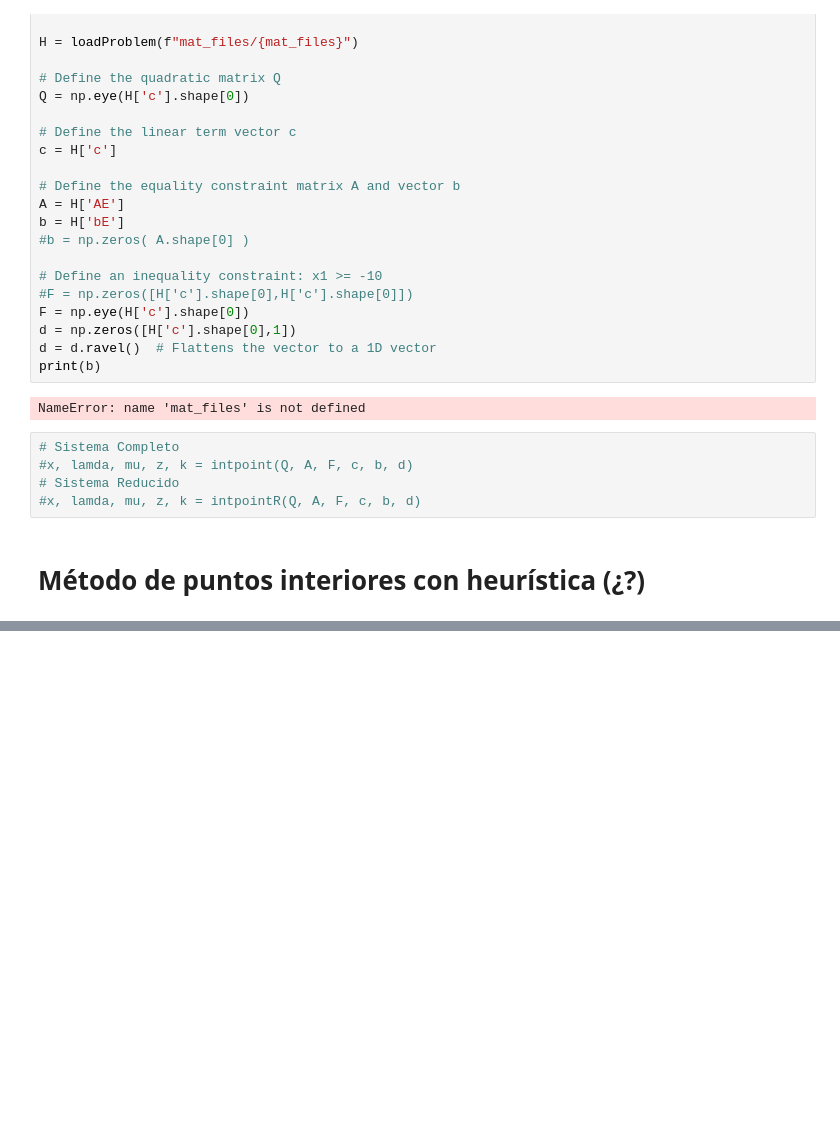
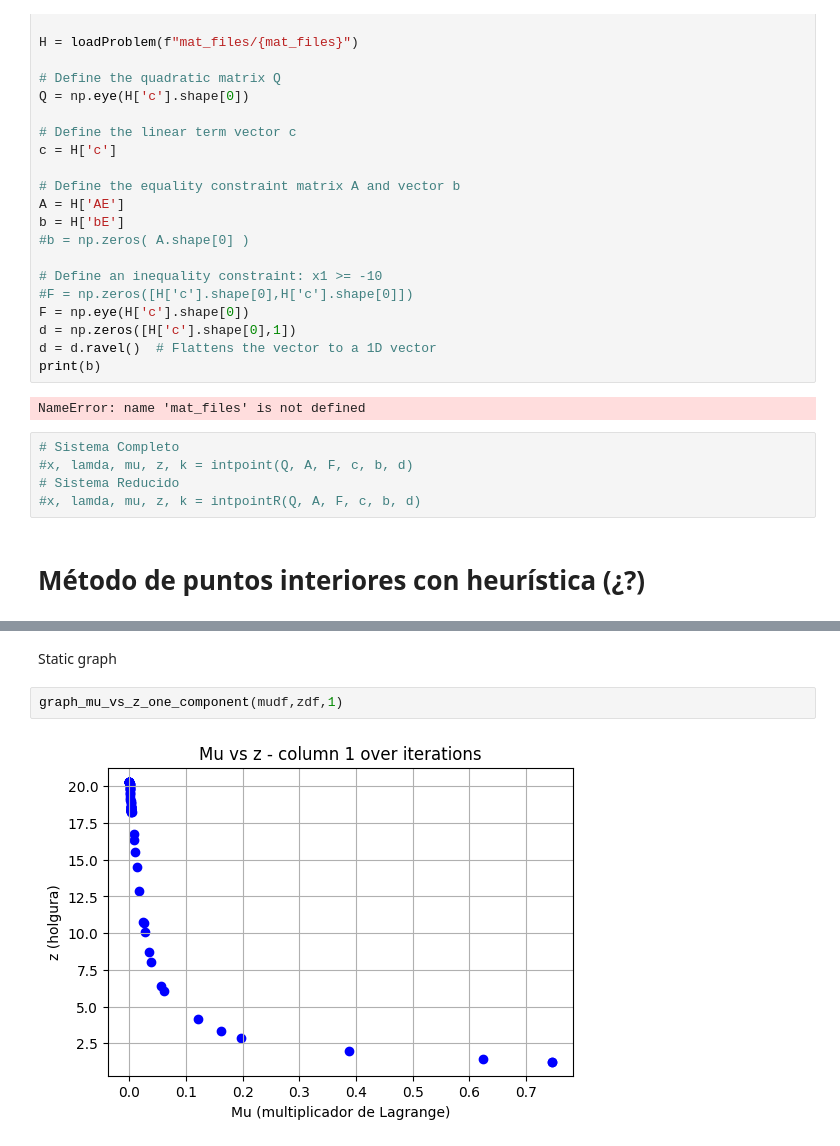
Before and after one commit to fattyfibonacci/thesis_int_point, a Jupyter notebook: intpoint_probs_not_reduced.ipynb, the cells around one changed output, grey strips where cells are left out. Saved outputs shown, nothing was run; the diff lists cells and outputs as text; blank space fills up the shorter version.

Commit message:
graphs for mu and z

```diff
--- a/intpoint_probs_not_reduced.ipynb
+++ b/intpoint_probs_not_reduced.ipynb
@@ -860,0 +632,6 @@ Reduced system not triggered — skipping experiment.
+# %% [markdown]
+Static graph
+# %%
+graph_mu_vs_z_one_component(mudf,zdf,1)
+# %% [output]
+[figure, added]
```
Also changed, not shown: parts of 8 cells of this notebook, 2 other files.
